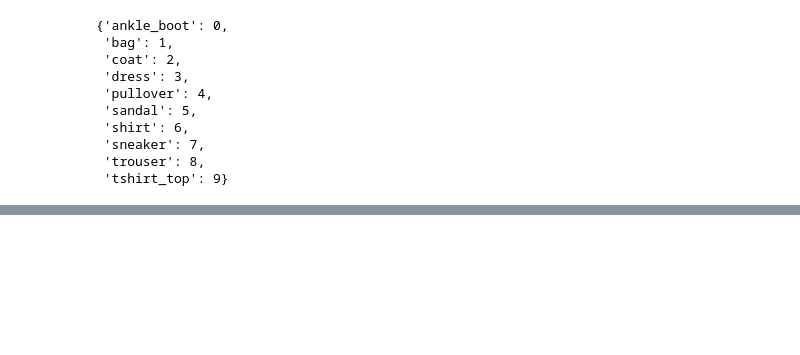
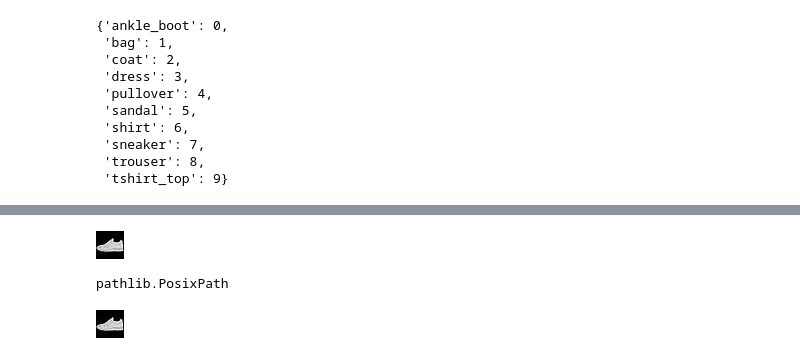
Before and after one commit to anas1IA-art/Custom_data, a Jupyter notebook: Custom_dataset.ipynb, the cells around one changed output, grey strips where cells are left out. Saved outputs shown, nothing was run; the diff lists cells and outputs as text; code cells hidden in the pictures; blank space fills up the shorter version.

```diff
--- a/Custom_dataset.ipynb
+++ b/Custom_dataset.ipynb
@@ -335,7 +330,7 @@ find_class(test_dir)
 
 #     return transform(image)
 # %%
- def transfom_ToTenser(image: Image.Image) ->torch.Tensor:
+ def transform_ToTenser(image: Image.Image) ->torch.Tensor:
   transform = transforms.Compose([transforms.Resize((64,64)),
                                   transforms.ToTensor(),
                                   transforms.RandomVerticalFlip(p = 0.5)])
@@ -376,30 +427,25 @@ class DatasetImageFolder(Dataset):
   # create a function to load image,s from file and returm them
   def load_images(self, idex: int  )->Image.Image:
 
-    Image = self.paths[idex]
+    image = self.paths[idex]
 
-    return Image.open(Image)
+    return Image.open(image)
   #overwrite the function len method of torch.utile.data.dataset that return the number of samples that exist in the Dataset ,this is recommended but is not required
   def __len__(self)->int:
 
     return len(self.paths)
 
-  def __getitem__(self, index)->Tuple[torch.Tensor,int]:
 
-    image = self.load_images(idex=index)
+  def __getitem__(self, index)-> Tuple[torch.Tensor, int]:
 
-    class_name  = self.paths[index].parent.name
+    image = self.load_images(idex=index)  # This should return a PIL.Image
+    class_name = self.paths[index].parent.name
+    class_index = self.classes_to_index[class_name]
 
-    class_idex = self.classes_to_index[class_name]
-
-    if self.transform :
-
-      return self.transform(image),class_idex
-
-    else:
-
-      return image,class_idex
+    if self.transform:
+        image = self.transform(image)  # Transform the PIL.Image to a torch.Tensor
+    return image, class_index
 # %%
 
 
-instance  = DatasetImageFolder(targ_dir = train_dir ,transform =  transfom_ToTenser)
+instance  = DatasetImageFolder(targ_dir = train_dir ,transform =   transform_ToTenser)
@@ -426,0 +470,12 @@ TypeError: argument of type 'PosixPath' is not iterable
+# %%
+instance.load_images(0)
+# %% [output]
+[figure, added]
+# %%
+type(list(pathlib.Path(train_dir).glob('*/*.jpeg'))[0])
+# %% [output]
+pathlib.PosixPath
+# %%
+Image.open(list(pathlib.Path(train_dir).glob('*/*.jpeg'))[0])
+# %% [output]
+[figure, added]
```
Also changed, not shown: parts of 24 cells of this notebook.
